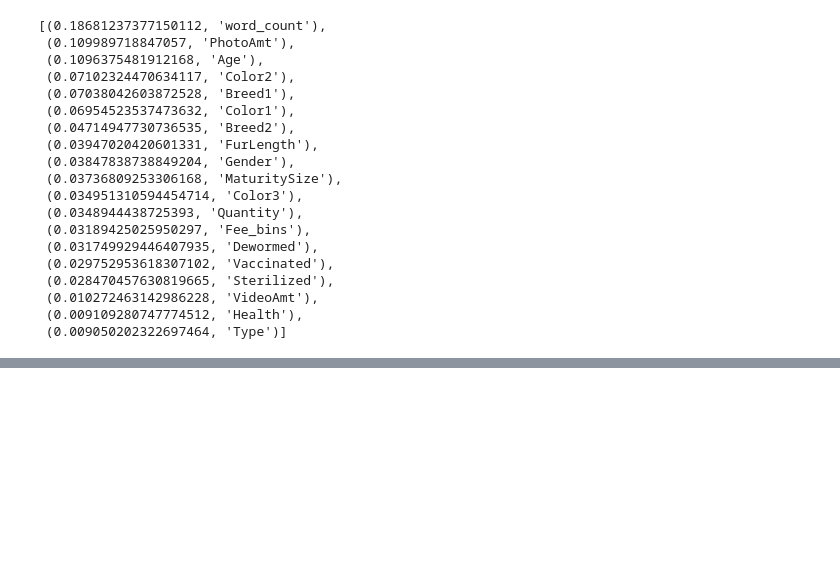
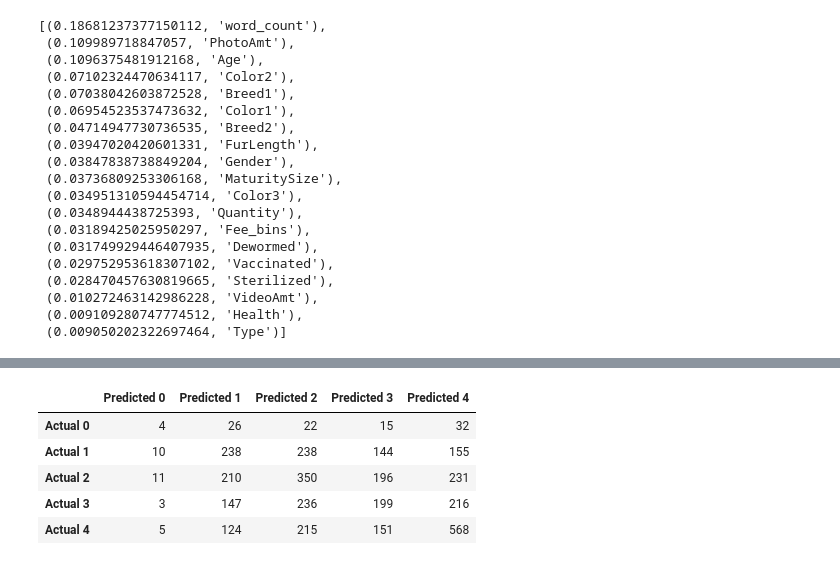
Before and after one commit to trosie3/UofODataViz_Final_Project, a Jupyter notebook: MLmodel.ipynb, the cells around one changed output, grey strips where cells are left out. Cells and saved outputs as stored; diff of their text form; code cells hidden in the pictures; blank space fills up the shorter version.

```diff
--- a/MLmodel.ipynb
+++ b/MLmodel.ipynb
@@ -239,0 +324,45 @@ sorted(zip(rf_model.feature_importances_, X.columns), reverse=True)
+# %%
+# Create our features
+X3 = pet_df.drop(["AdoptionSpeed", "Type", "VideoAmt", "Health", 'FurLength','Gender','MaturitySize','Color3','Quantity','Fee_bins','Dewormed','Vaccinated','Sterilized'], axis=1)
+
+# Create our target
+y3 = pet_df["AdoptionSpeed"]
+# %%
+#split the data
+X_train3, X_test3, y_train3, y_test3 = train_test_split(X3, y3, random_state=1)
+Counter(y_train3)
+
+# Fitting the Standard Scaler with the training data.
+X_scaler3 = scaler.fit(X_train3)
+
+# Scaling the data.
+X_train_scaled3 = X_scaler3.transform(X_train3)
+X_test_scaled3 = X_scaler3.transform(X_test3)
+# %%
+# Create a random forest classifier.
+rf_model3 = RandomForestClassifier(n_estimators=128, random_state=1)
+
+# Fitting the model
+rf_model3 = rf_model3.fit(X_train_scaled3, y_train3)
+# %%
+# Making predictions using the testing data.
+predictions3 = rf_model3.predict(X_test_scaled3)
+# %%
+# Calculating the accuracy score.
+acc_score3 = accuracy_score(y_test3, predictions3)
+acc_score3
+
+# Calculating the confusion matrix.
+cm3 = confusion_matrix(y_test3, predictions3)
+cm3
+# Create a DataFrame from the confusion matrix.
+cm_df3 = pd.DataFrame(cm3, index=["Actual 0", "Actual 1", "Actual 2","Actual 3", "Actual 4"], columns=["Predicted 0", "Predicted 1","Predicted 2","Predicted 3","Predicted 4"])
+
+cm_df3
+# %% [output]
+|  | Predicted 0 | Predicted 1 | Predicted 2 | Predicted 3 | Predicted 4 |
+| Actual 0 | 4 | 26 | 22 | 15 | 32 |
+| Actual 1 | 10 | 238 | 238 | 144 | 155 |
+| Actual 2 | 11 | 210 | 350 | 196 | 231 |
+| Actual 3 | 3 | 147 | 236 | 199 | 216 |
+| Actual 4 | 5 | 124 | 215 | 151 | 568 |
```
Also changed, not shown: parts of 20 cells of this notebook.
